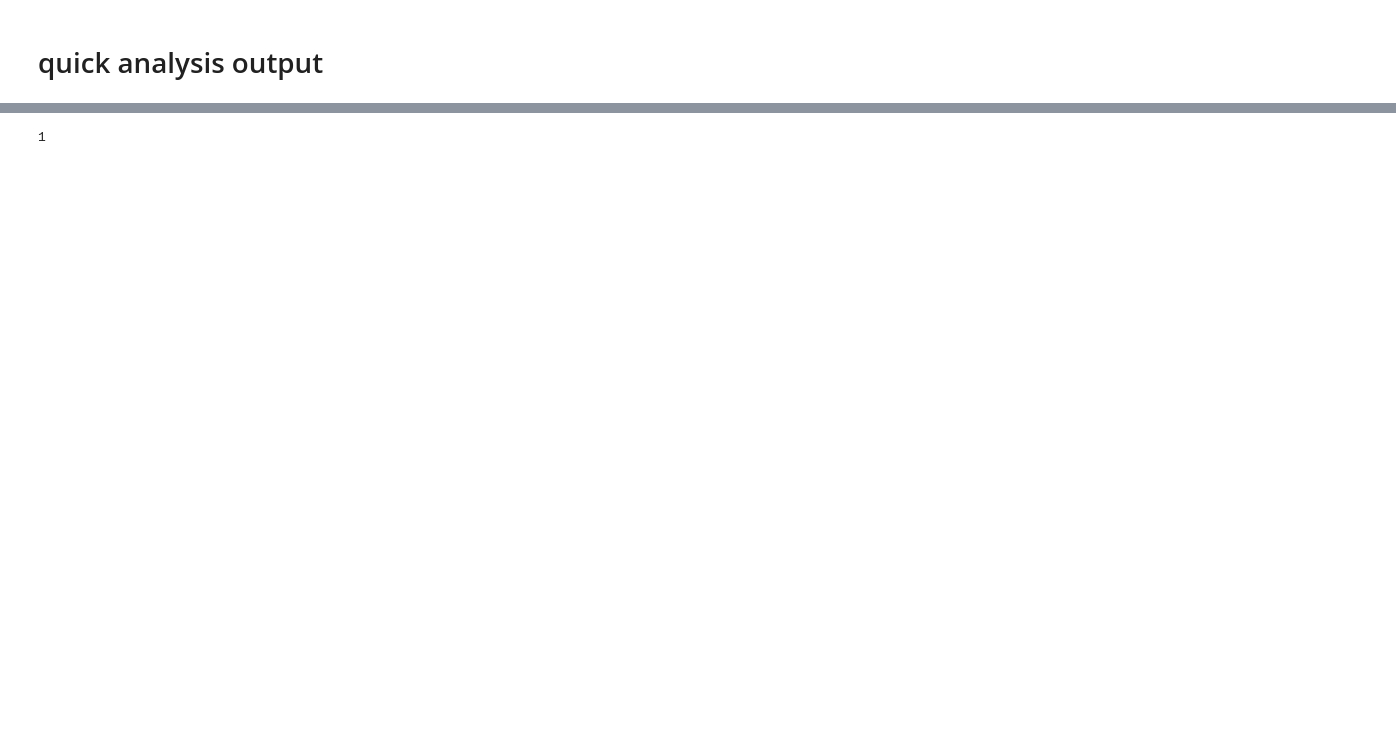
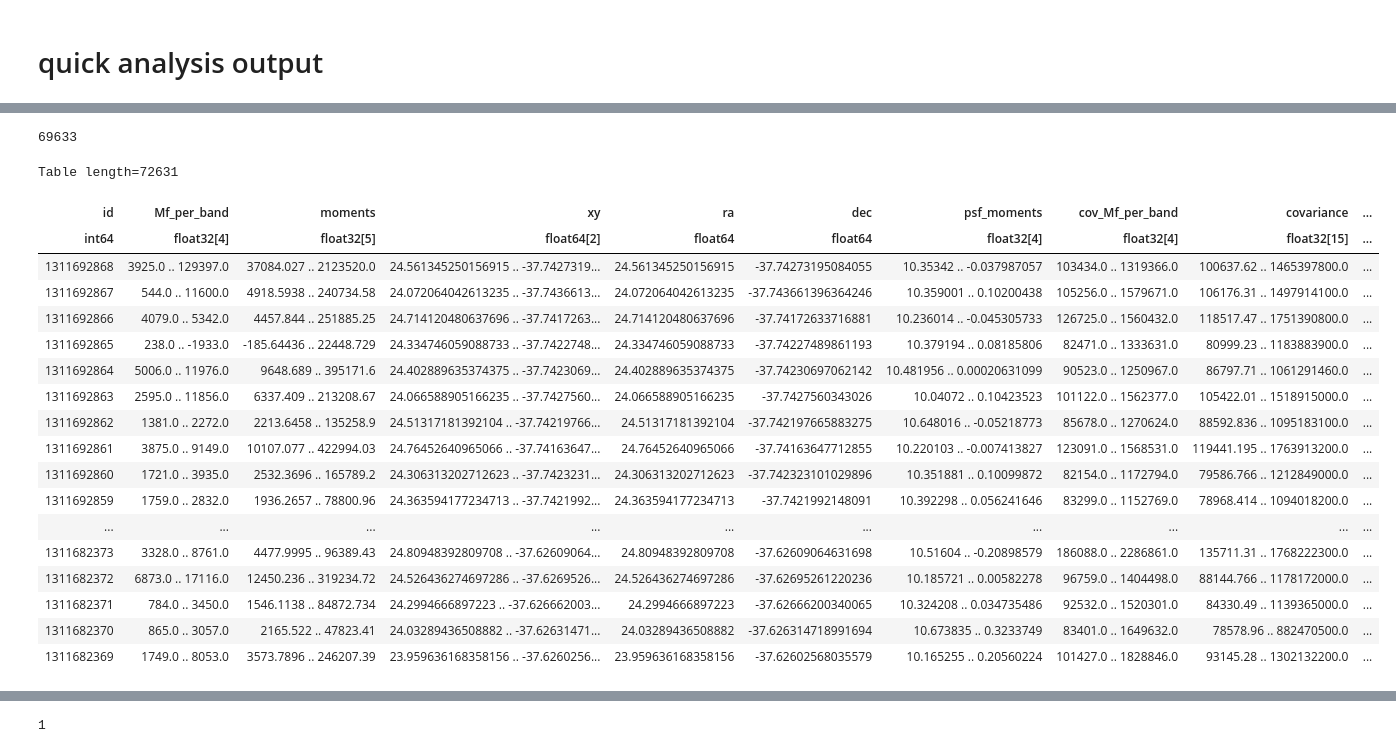
Before and after one commit to mgatti29/BFD_pipeline, a Jupyter notebook: Analysis.ipynb, the cells around one changed output, grey strips where cells are left out. Drawn from its saved outputs; the diff is of its cells as text; code cells hidden in the pictures; blank space fills up the shorter version.

```diff
--- a/Analysis.ipynb
+++ b/Analysis.ipynb
@@ -110,0 +81,26 @@ KeyError: "Keyword 'STAMPS' not found."
+# %%
+kbh110['id']
+# %% [output]
+69633
+# %%
+kbh
+# %% [output]
+Table length=72631
+| id | Mf_per_band | moments | xy | ra | dec | psf_moments | cov_Mf_per_band | covariance | ... |
+| int64 | float32[4] | float32[5] | float64[2] | float64 | float64 | float32[4] | float32[4] | float32[15] | ... |
+| 1311692868 | 3925.0 .. 129397.0 | 37084.027 .. 2123520.0 | 24.561345250156915 .. -37.7427319... | 24.561345250156915 | -37.74273195084055 | 10.35342 .. -0.037987057 | 103434.0 .. 1319366.0 | 100637.62 .. 1465397800.0 | ... |
+| 1311692867 | 544.0 .. 11600.0 | 4918.5938 .. 240734.58 | 24.072064042613235 .. -37.7436613... | 24.072064042613235 | -37.743661396364246 | 10.359001 .. 0.10200438 | 105256.0 .. 1579671.0 | 106176.31 .. 1497914100.0 | ... |
+| 1311692866 | 4079.0 .. 5342.0 | 4457.844 .. 251885.25 | 24.714120480637696 .. -37.7417263... | 24.714120480637696 | -37.74172633716881 | 10.236014 .. -0.045305733 | 126725.0 .. 1560432.0 | 118517.47 .. 1751390800.0 | ... |
+| 1311692865 | 238.0 .. -1933.0 | -185.64436 .. 22448.729 | 24.334746059088733 .. -37.7422748... | 24.334746059088733 | -37.74227489861193 | 10.379194 .. 0.08185806 | 82471.0 .. 1333631.0 | 80999.23 .. 1183883900.0 | ... |
+| 1311692864 | 5006.0 .. 11976.0 | 9648.689 .. 395171.6 | 24.402889635374375 .. -37.7423069... | 24.402889635374375 | -37.74230697062142 | 10.481956 .. 0.00020631099 | 90523.0 .. 1250967.0 | 86797.71 .. 1061291460.0 | ... |
+| 1311692863 | 2595.0 .. 11856.0 | 6337.409 .. 213208.67 | 24.066588905166235 .. -37.7427560... | 24.066588905166235 | -37.7427560343026 | 10.04072 .. 0.10423523 | 101122.0 .. 1562377.0 | 105422.01 .. 1518915000.0 | ... |
+| 1311692862 | 1381.0 .. 2272.0 | 2213.6458 .. 135258.9 | 24.51317181392104 .. -37.74219766... | 24.51317181392104 | -37.742197665883275 | 10.648016 .. -0.05218773 | 85678.0 .. 1270624.0 | 88592.836 .. 1095183100.0 | ... |
+| 1311692861 | 3875.0 .. 9149.0 | 10107.077 .. 422994.03 | 24.76452640965066 .. -37.74163647... | 24.76452640965066 | -37.74163647712855 | 10.220103 .. -0.007413827 | 123091.0 .. 1568531.0 | 119441.195 .. 1763913200.0 | ... |
+| 1311692860 | 1721.0 .. 3935.0 | 2532.3696 .. 165789.2 | 24.306313202712623 .. -37.7423231... | 24.306313202712623 | -37.742323101029896 | 10.351881 .. 0.10099872 | 82154.0 .. 1172794.0 | 79586.766 .. 1212849000.0 | ... |
+| 1311692859 | 1759.0 .. 2832.0 | 1936.2657 .. 78800.96 | 24.363594177234713 .. -37.7421992... | 24.363594177234713 | -37.7421992148091 | 10.392298 .. 0.056241646 | 83299.0 .. 1152769.0 | 78968.414 .. 1094018200.0 | ... |
+| ... | ... | ... | ... | ... | ... | ... | ... | ... | ... |
+| 1311682373 | 3328.0 .. 8761.0 | 4477.9995 .. 96389.43 | 24.80948392809708 .. -37.62609064... | 24.80948392809708 | -37.62609064631698 | 10.51604 .. -0.20898579 | 186088.0 .. 2286861.0 | 135711.31 .. 1768222300.0 | ... |
+| 1311682372 | 6873.0 .. 17116.0 | 12450.236 .. 319234.72 | 24.526436274697286 .. -37.6269526... | 24.526436274697286 | -37.62695261220236 | 10.185721 .. 0.00582278 | 96759.0 .. 1404498.0 | 88144.766 .. 1178172000.0 | ... |
+| 1311682371 | 784.0 .. 3450.0 | 1546.1138 .. 84872.734 | 24.2994666897223 .. -37.626662003... | 24.2994666897223 | -37.62666200340065 | 10.324208 .. 0.034735486 | 92532.0 .. 1520301.0 | 84330.49 .. 1139365000.0 | ... |
+| 1311682370 | 865.0 .. 3057.0 | 2165.522 .. 47823.41 | 24.03289436508882 .. -37.62631471... | 24.03289436508882 | -37.626314718991694 | 10.673835 .. 0.3233749 | 83401.0 .. 1649632.0 | 78578.96 .. 882470500.0 | ... |
+| 1311682369 | 1749.0 .. 8053.0 | 3573.7896 .. 246207.39 | 23.959636168358156 .. -37.6260256... | 23.959636168358156 | -37.62602568035579 | 10.165255 .. 0.20560224 | 101427.0 .. 1828846.0 | 93145.28 .. 1302132200.0 | ... |
```
Also changed, not shown: parts of 22 cells of this notebook, 12 other files.
